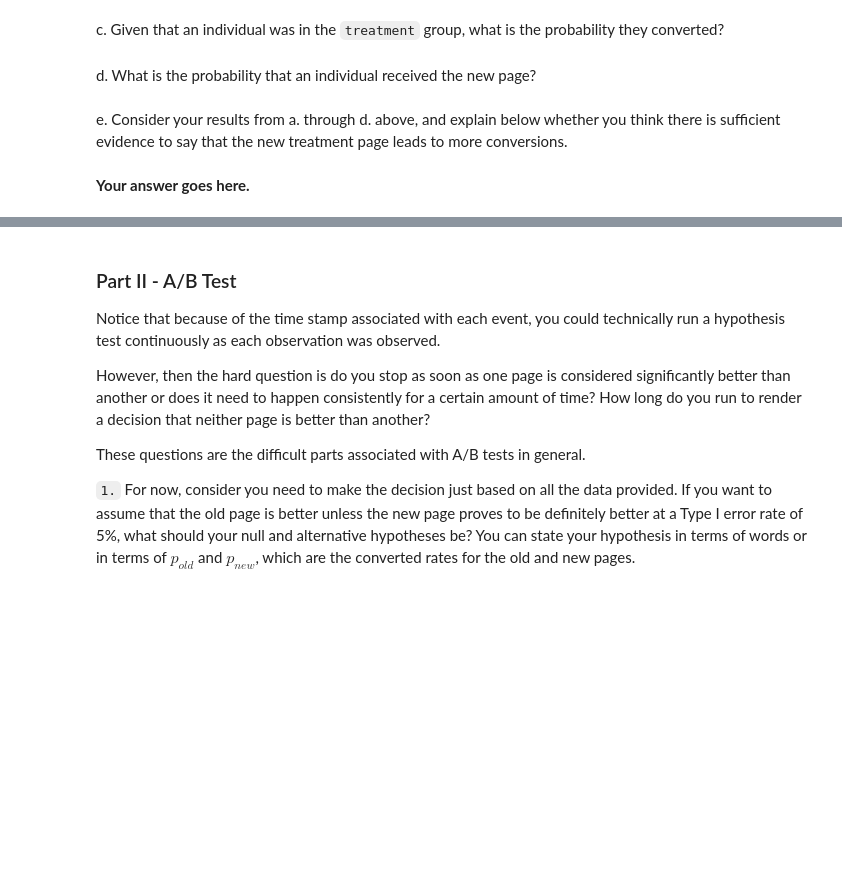
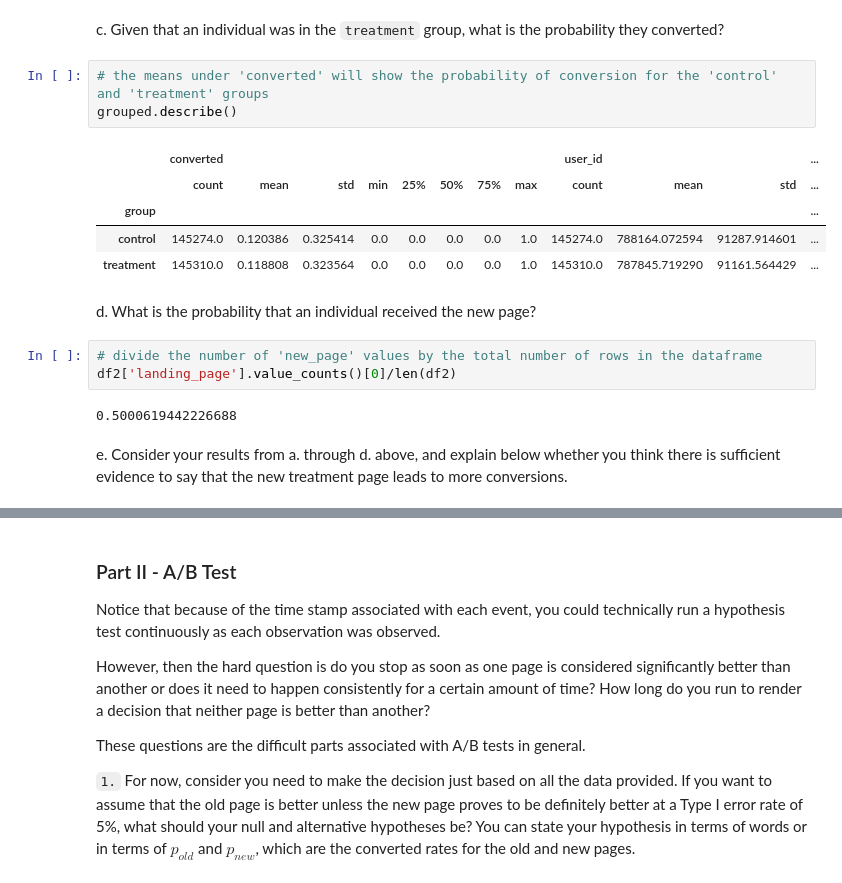
Before and after one commit to ipaulson/ab-test, a Jupyter notebook: Analyze_ab_test_results_notebook.ipynb, the cells around one changed output, grey strips where cells are left out. Saved outputs shown, nothing was run; the diff lists cells and outputs as text; blank space fills up the shorter version.

```diff
--- a/Analyze_ab_test_results_notebook.ipynb
+++ b/Analyze_ab_test_results_notebook.ipynb
@@ -112,8 +148,20 @@ b. Given that an individual was in the `control` group, what is the probability
 # %% [markdown]
 c. Given that an individual was in the `treatment` group, what is the probability they converted?
+# %%
+# the means under 'converted' will show the probability of conversion for the 'control' and 'treatment' groups
+grouped.describe()
+# %% [output]
+|  | converted |  |  |  |  |  |  |  | user_id |  |  | ... |
+|  | count | mean | std | min | 25% | 50% | 75% | max | count | mean | std | ... |
+| group |  |  |  |  |  |  |  |  |  |  |  | ... |
+| control | 145274.0 | 0.120386 | 0.325414 | 0.0 | 0.0 | 0.0 | 0.0 | 1.0 | 145274.0 | 788164.072594 | 91287.914601 | ... |
+| treatment | 145310.0 | 0.118808 | 0.323564 | 0.0 | 0.0 | 0.0 | 0.0 | 1.0 | 145310.0 | 787845.719290 | 91161.564429 | ... |
 # %% [markdown]
 d. What is the probability that an individual received the new page?
+# %%
+# divide the number of 'new_page' values by the total number of rows in the dataframe
+df2['landing_page'].value_counts()[0]/len(df2)
+# %% [output]
+0.5000619442226688
 # %% [markdown]
 e. Consider your results from a. through d. above, and explain below whether you think there is sufficient evidence to say that the new treatment page leads to more conversions.
-# %% [markdown]
-**Your answer goes here.**
```
Also changed, not shown: parts of 11 cells of this notebook.
